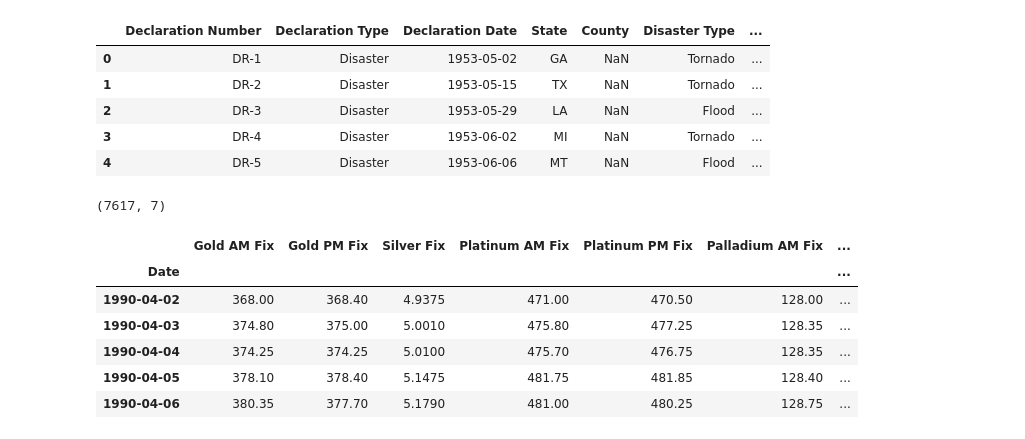
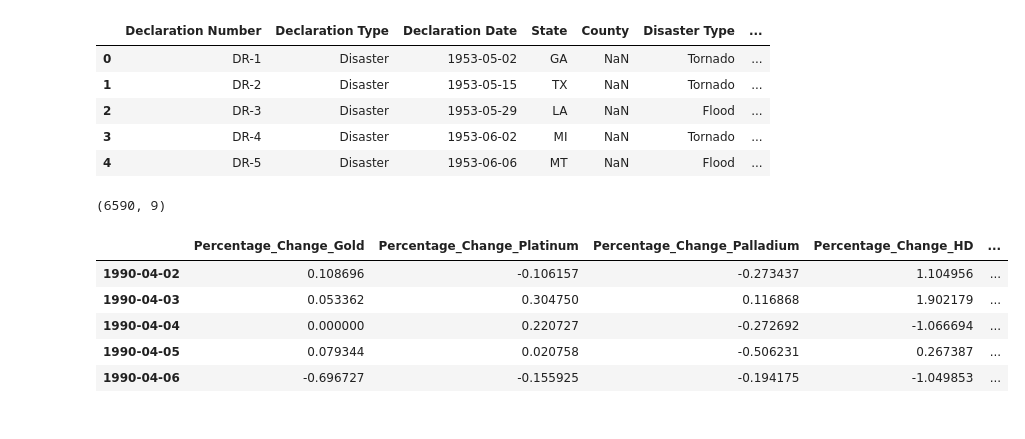
Before and after one commit to Collin-Campbell/BuildWeek2, a Jupyter notebook: project.ipynb, the cells around one changed output. Cells and saved outputs as stored; diff of their text form; code cells hidden in the pictures.

```diff
--- a/project.ipynb
+++ b/project.ipynb
@@ -20,4 +47,4 @@ df.head()
 # %%
-df_emergencies = df['Declaration Date'].drop_duplicates()
+emergencies = df['Declaration Date'].drop_duplicates()
 
-assert len(df_emergencies) == df_emergencies.nunique()
+assert len(emergencies) == emergencies.nunique()
@@ -39,0 +130,22 @@ df2 = df2.drop(columns='Unnamed: 0')
+# %%
+# Compiling the list of dataframes I want to merge:
+
+data_frames = [df1, df2, df3, df4, df5, df6, df7]
+# %%
+import functools
+
+df_merged = functools.reduce(lambda  left,right: pd.merge(left, right, left_index=True,
+                                                right_index=True, how='outer'),
+                   data_frames)
+# %%
+df_merged['Emergency_Declared'].fillna(value='No', inplace=True)
+
+df_merged = df_merged[df_merged.index < '2017-02-15'] # <-- When FEMA data ends
+
+df_merged.dropna(inplace=True)
+
+df_merged = df_merged[['Percentage_Change_Gold', 'Percentage_Change_Platinum',
+                       'Percentage_Change_Palladium', 'Percentage_Change_HD',
+                       'Percentage_Change_LOW', 'Percentage_Change_WMT',
+                       'Percentage_Change_BAC', 'Percentage_Change_AIG',
+                       'Emergency_Declared']]
@@ -40,12 +154,11 @@ df2 = df2.drop(columns='Unnamed: 0')
 # %%
-print(df1.shape)
-df1.head()
+print(df_merged.shape)
+df_merged.head()
 # %% [output]
-(7617, 7)
+(6590, 9)
-|  | Gold AM Fix | Gold PM Fix | Silver Fix | Platinum AM Fix | Platinum PM Fix | Palladium AM Fix | ... |
-| Date |  |  |  |  |  |  | ... |
-| 1990-04-02 | 368.00 | 368.40 | 4.9375 | 471.00 | 470.50 | 128.00 | ... |
-| 1990-04-03 | 374.80 | 375.00 | 5.0010 | 475.80 | 477.25 | 128.35 | ... |
-| 1990-04-04 | 374.25 | 374.25 | 5.0100 | 475.70 | 476.75 | 128.35 | ... |
-| 1990-04-05 | 378.10 | 378.40 | 5.1475 | 481.75 | 481.85 | 128.40 | ... |
-| 1990-04-06 | 380.35 | 377.70 | 5.1790 | 481.00 | 480.25 | 128.75 | ... |
+|  | Percentage_Change_Gold | Percentage_Change_Platinum | Percentage_Change_Palladium | Percentage_Change_HD | ... |
+| 1990-04-02 | 0.108696 | -0.106157 | -0.273437 | 1.104956 | ... |
+| 1990-04-03 | 0.053362 | 0.304750 | 0.116868 | 1.902179 | ... |
+| 1990-04-04 | 0.000000 | 0.220727 | -0.272692 | -1.066694 | ... |
+| 1990-04-05 | 0.079344 | 0.020758 | -0.506231 | 0.267387 | ... |
+| 1990-04-06 | -0.696727 | -0.155925 | -0.194175 | -1.049853 | ... |
```
Also changed, not shown: parts of 30 cells of this notebook.
